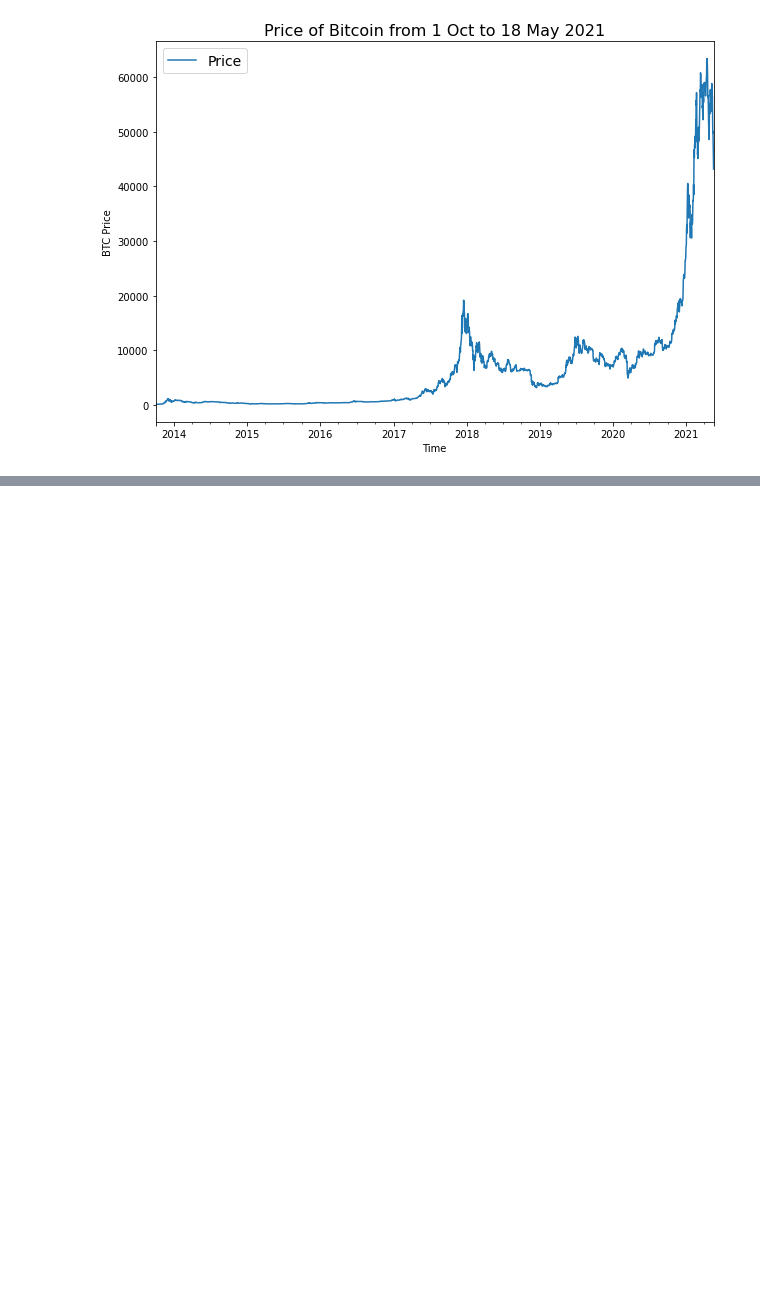
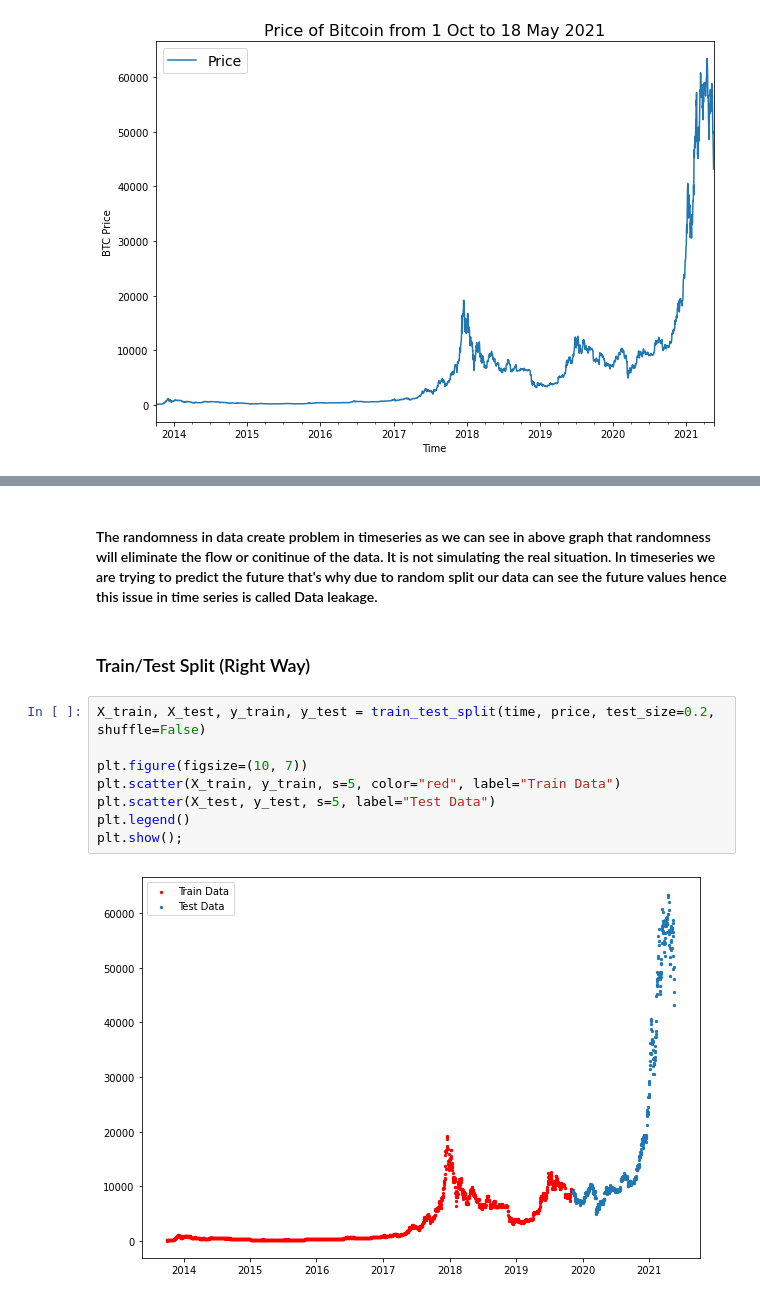
Before and after one commit to sugarbody/Time-Series-Forecasting, a Jupyter notebook: Time_Series_Forecasting.ipynb, the cells around one changed output, grey strips where cells are left out. Cells and saved outputs as stored; diff of their text form; blank space fills up the shorter version.

```diff
--- a/Time_Series_Forecasting.ipynb
+++ b/Time_Series_Forecasting.ipynb
@@ -141,0 +217,14 @@ plt.legend(fontsize=14);
+# %% [markdown]
+#### The randomness in data create problem in timeseries as we can see in above graph that randomness will eliminate the flow or conitinue of the data. It is not simulating the real situation. In timeseries we are trying to predict the future that's why due to random split our data can see the future values hence this issue in time series is called Data leakage.
+# %% [markdown]
+### Train/Test Split (Right Way)
+# %%
+X_train, X_test, y_train, y_test = train_test_split(time, price, test_size=0.2, shuffle=False)
+
+plt.figure(figsize=(10, 7))
+plt.scatter(X_train, y_train, s=5, color="red", label="Train Data")
+plt.scatter(X_test, y_test, s=5, label="Test Data")
+plt.legend()
+plt.show();
+# %% [output]
+[figure, added]
```
Also changed, not shown: parts of 14 cells of this notebook.
